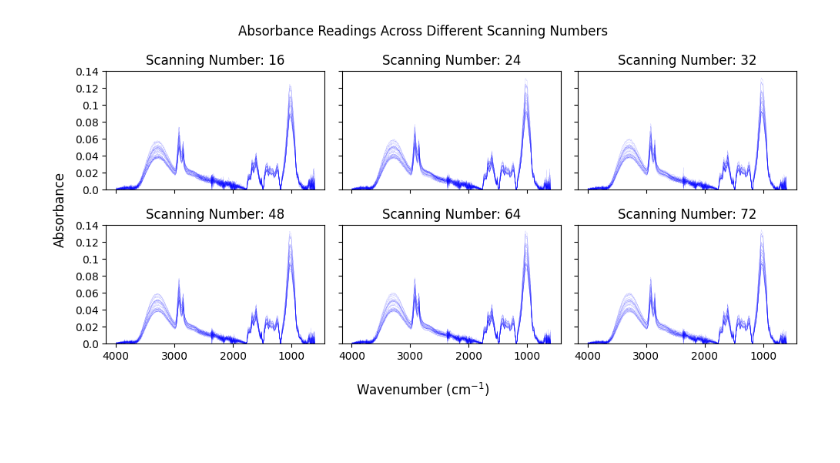
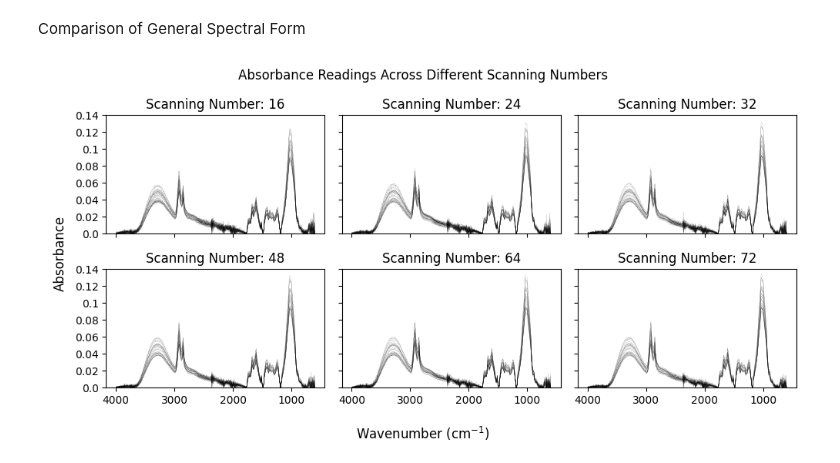
Before and after one commit to akaeii/c-semp_pollen_e-beam, a Jupyter notebook: mdi_optimization/visualization.ipynb, the cells around one changed output. Cells and saved outputs as stored; diff of their text form; code cells hidden in the pictures; blank space fills up the shorter version.

```diff
--- a/mdi_optimization/visualization.ipynb
+++ b/mdi_optimization/visualization.ipynb
@@ -4,41 +4,43 @@ import glob
 from matplotlib import pyplot as plt
 import numpy as np
 %matplotlib widget
+# %% [markdown]
+Comparison of General Spectral Form
 # %%
 input_dir = 'cleaned_csvs'
 csv_paths = glob.glob(f'{input_dir}/*_scans.csv')
-scan_16, scan_24, scan_32, scan_48, scan_64, scan_72 = [pd.read_csv(path) for path in csv_paths]
+smdi_16, smdi_24, smdi_32, smdi_48, smdi_64, smdi_72 = [pd.read_csv(path) for path in csv_paths]
 wave_no = pd.read_csv(f'{input_dir}/wave_no.csv')
 # %%
 #Plotting All Scanning Numbers Spectra
 plt.close('all')
 #fig init
 master_fig, axes = plt.subplots(2,3, figsize=[10,5], sharex='all',sharey='all')
 axes[0,0].invert_xaxis() #inverts x axis of upper right subplot which in turn inverts that of all subplots as sharex=true
 
 master_fig.canvas.header_visible = False
 master_fig.suptitle('Absorbance Readings Across Different Scanning Numbers')
 master_fig.supxlabel('Wavenumber (cm$^{-1}$)')
 master_fig.supylabel('Absorbance')
 
 #organizing data
 
-wave_no_x = scan_16['wave_no']
-pooled_df = [scan_16, scan_24, scan_32,
-             scan_48, scan_64, scan_72]
+wave_no_x = smdi_16['wave_no']
+pooled_df = [smdi_16, smdi_24, smdi_32,
+             smdi_48, smdi_64, smdi_72]
 sn = [16,24,32,48,64,72]
 
 for index, (axis, df) in enumerate(zip(axes.flat, pooled_df)):
     for trial in df.columns[1:]:
         axis.plot(wave_no_x, df[trial],
-                  color='blue',
+                  color='black',
                   linewidth=0.05)
     axis.set(title=f'Scanning Number: {sn[index]}',
              yticks=[tick for tick in np.arange(0, 0.160, 0.020)],
              yticklabels=[tick for tick in np.arange(0, 0.160, 0.020)],
              ylim=[0,0.140])
 
 
 master_fig.tight_layout()
 # %% [output]
-[figure, old version]
+[figure, new version]
```
Also changed, not shown: parts of 4 cells of this notebook.
